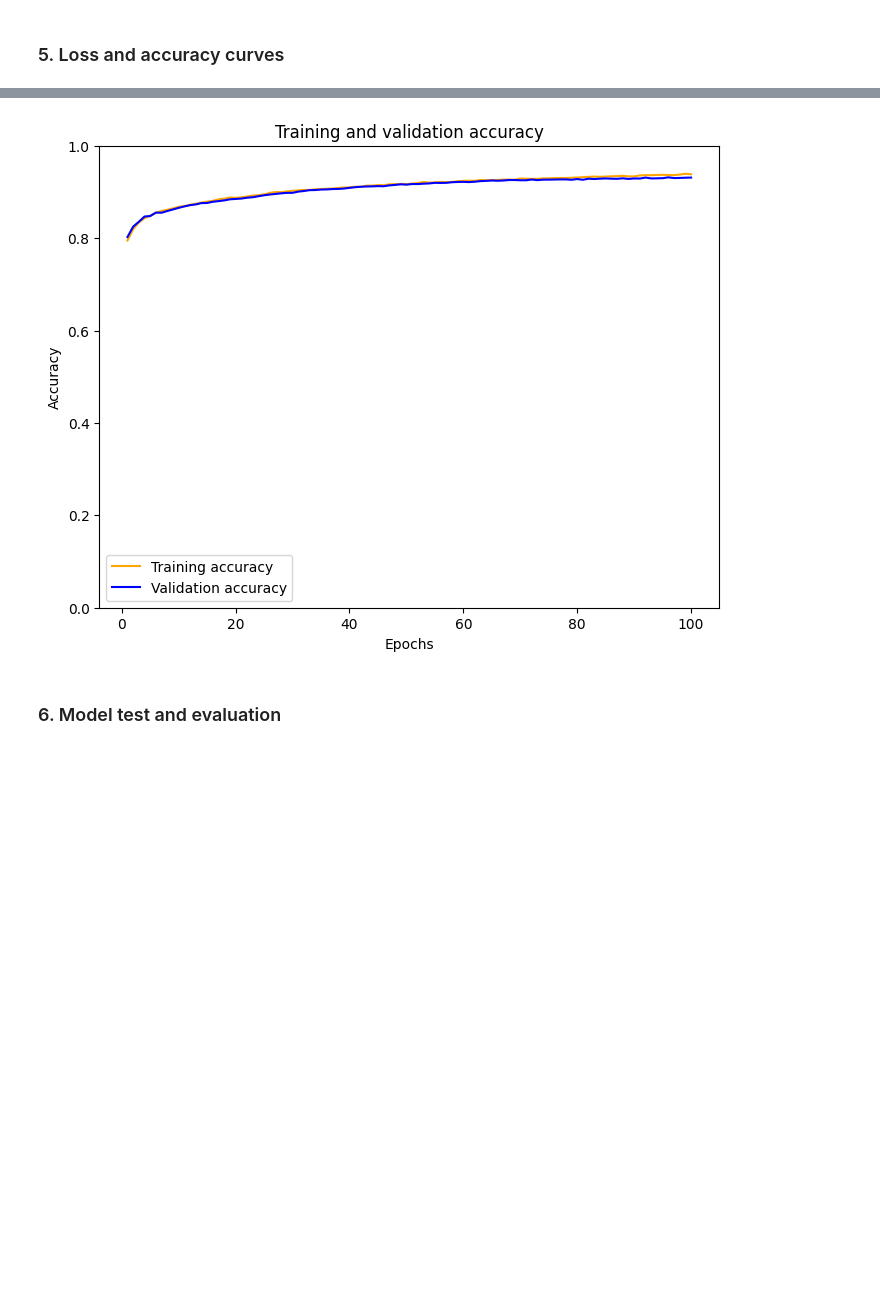
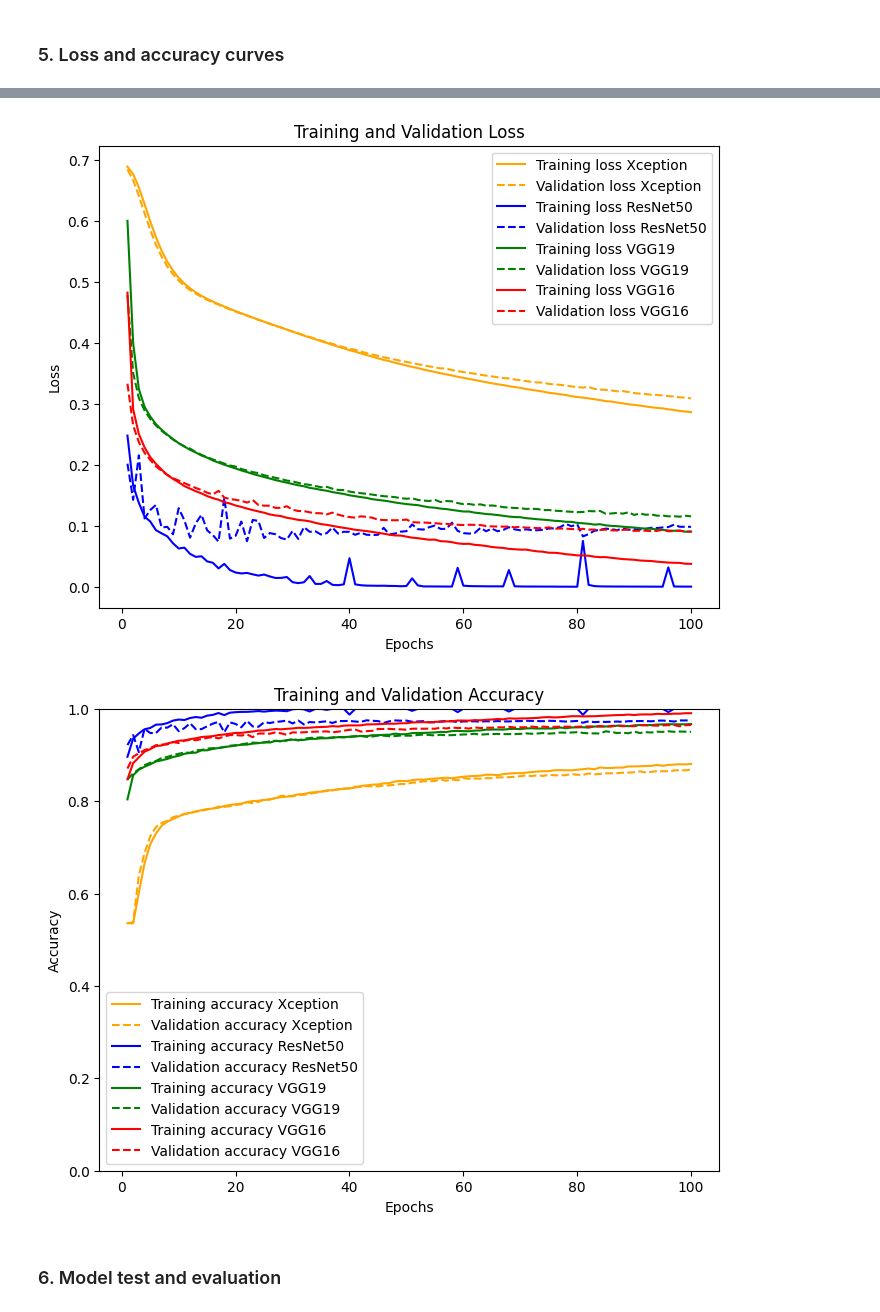
Before and after one commit to marcoquadrini/apneaDetectDeepLearning, a Jupyter notebook: training.ipynb, the cells around one changed output, grey strips where cells are left out. Cells and saved outputs as stored; diff of their text form; code cells hidden in the pictures; blank space fills up the shorter version.

Commit message:
add more models to test

```diff
--- a/training.ipynb
+++ b/training.ipynb
@@ -166,3 +133,10 @@ N_CLASSES = 10
+# %%
+#Set the image dimension used to train the models
+OUTPUT_DIR = ''
+IMAGE_HEIGHT = 224
+IMAGE_WIDTH = 224
+BATCH_SIZE = 32
+N_CHANNELS = 3
 # %% [markdown]
 ### 3. Dataset split and preparation
 # %%
@@ -278,22 +320,52 @@ fig.savefig('loss.png', dpi=fig.dpi)
-# %%
-# Plot the accuracy curves for training and validation.
-acc_values = history_dict['accuracy']
-val_acc_values = history_dict['val_accuracy']
-
-epochs = range(1, len(acc_values)+1)
-
-fig = plt.figure(figsize=(8,6))
-plt.plot(epochs, acc_values, 'orange', label='Training accuracy')
-plt.plot(epochs, val_acc_values, 'b', label='Validation accuracy')
-plt.title('Training and validation accuracy')
-plt.xlabel('Epochs')
-plt.ylabel('Accuracy')
-plt.ylim(0, 1)
-plt.legend()
-plt.show()
-fig.savefig('accuracy.png', dpi=fig.dpi)
-# %% [output]
-[figure, removed]
+# %%
+import matplotlib.pyplot as plt
+
+list_color = ['orange', 'blue', 'green', 'red', 'cyan', 'magenta', 'yellow', 'black']
+list_label = ['Xception','ResNet50', 'VGG19', 'VGG16']
+
+# Plot the loss curves for training and validation
+fig = plt.figure(figsize=(8, 6))
+for i, history_dict in enumerate(list_dist):
+    loss_values = history_dict['loss']
+    val_loss_values = history_dict['val_loss']
+    epochs = range(1, len(loss_values) + 1)
+    # Cycle through the colors in list_color
+    color_train = list_color[i % len(list_color)]
+    plt.plot(epochs, loss_values, color=color_train, label=f'Training loss {list_label[i]}')
+    plt.plot(epochs, val_loss_values, color=color_train, linestyle='dashed', label=f'Validation loss {list_label[i]}')
+
+plt.title('Training and Validation Loss')
+plt.xlabel('Epochs')
+plt.ylabel('Loss')
+plt.legend()
+plt.show()
+
+fig.savefig('loss.png', dpi=fig.dpi)
+
+# Plot the accuracy curves for training and validation
+fig = plt.figure(figsize=(8, 6))
+for i, history_dict in enumerate(list_dist):
+    acc_values = history_dict['accuracy']
+    val_acc_values = history_dict['val_accuracy']
+    epochs = range(1, len(acc_values) + 1)
+
+    # Cycle through the colors in list_color
+    color_train = list_color[i % len(list_color)]
+
+    plt.plot(epochs, acc_values, color=color_train, label=f'Training accuracy {list_label[i]}')
+    plt.plot(epochs, val_acc_values, color=color_train, linestyle='dashed', label=f'Validation accuracy {list_label[i]}')
+
+plt.title('Training and Validation Accuracy')
+plt.xlabel('Epochs')
+plt.ylabel('Accuracy')
+plt.ylim(0, 1)
+plt.legend()
+plt.show()
+
+fig.savefig('accuracy.png', dpi=fig.dpi)
+# %% [output]
+[figure, added]
+[figure, added]
 # %% [markdown]
 ### 6. Model test and evaluation
 # %%
```
Also changed, not shown: parts of 11 cells of this notebook.
